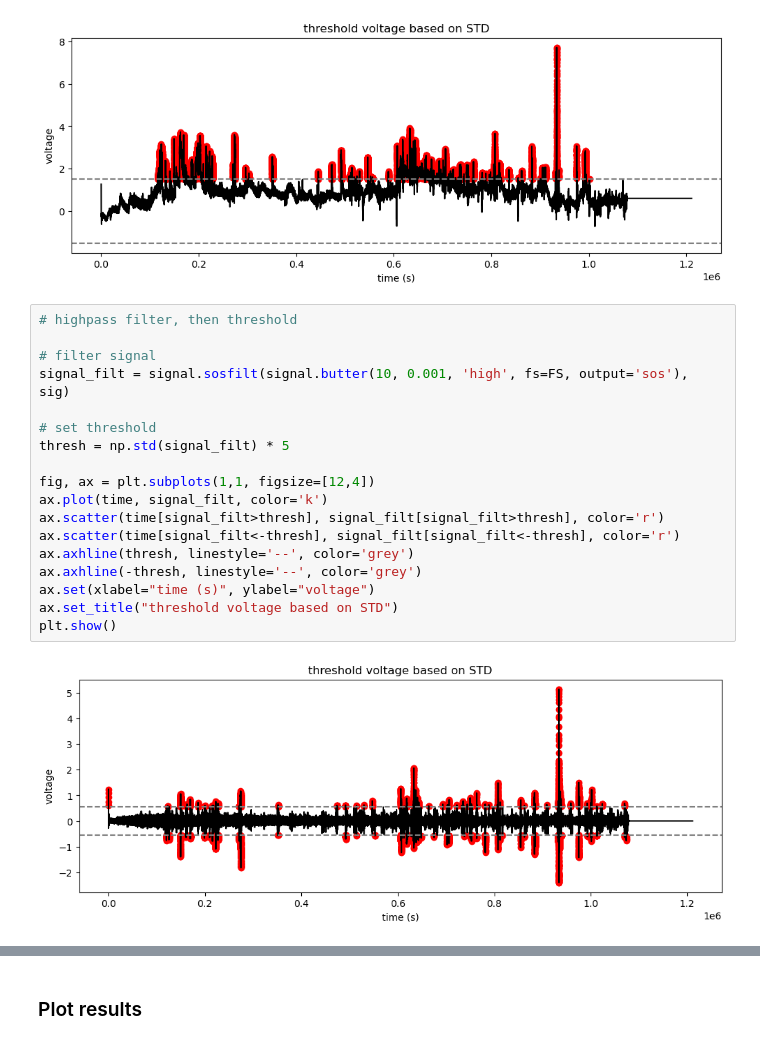
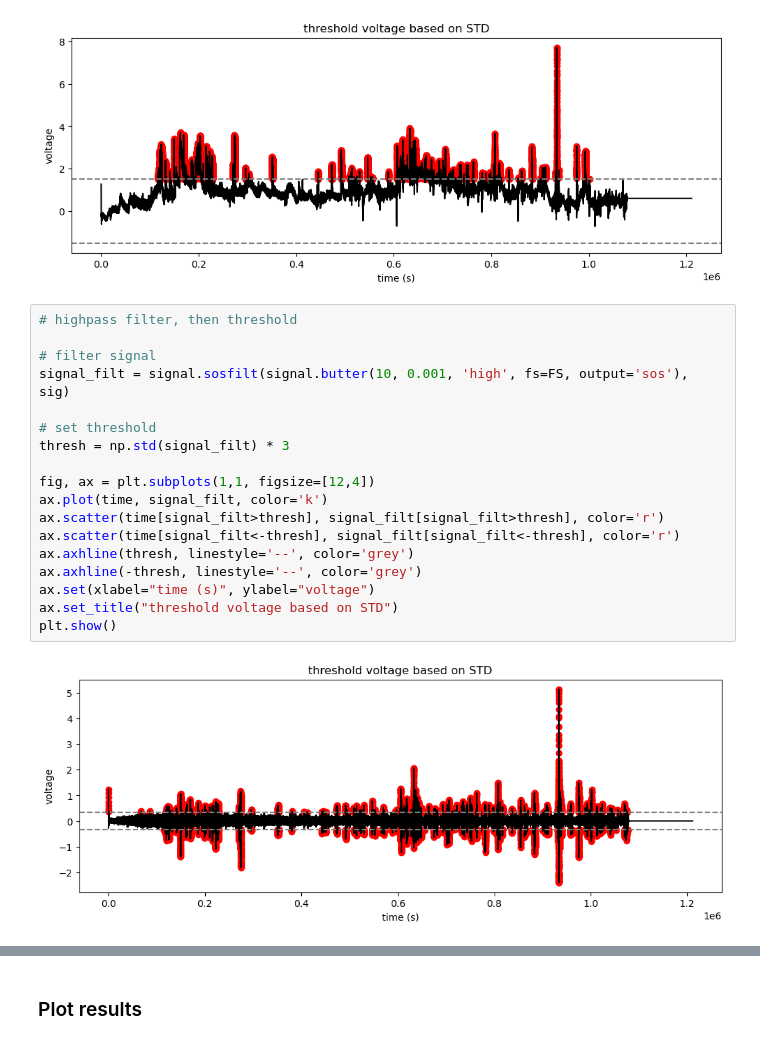
Before and after one commit to mwprestonjr/fungephys, a Jupyter notebook: notebooks/identify_spikes.ipynb, the cells around one changed output, grey strips where cells are left out. Saved outputs shown, nothing was run; the diff lists cells and outputs as text.

```diff
--- a/notebooks/identify_spikes.ipynb
+++ b/notebooks/identify_spikes.ipynb
@@ -99,23 +96,23 @@ plt.show()
 # %%
 # highpass filter, then threshold
 
 # filter signal
 signal_filt = signal.sosfilt(signal.butter(10, 0.001, 'high', fs=FS, output='sos'), sig)
 
 # set threshold
-thresh = np.std(signal_filt) * 5
+thresh = np.std(signal_filt) * 3
 
 fig, ax = plt.subplots(1,1, figsize=[12,4])
 ax.plot(time, signal_filt, color='k')
 ax.scatter(time[signal_filt>thresh], signal_filt[signal_filt>thresh], color='r')
 ax.scatter(time[signal_filt<-thresh], signal_filt[signal_filt<-thresh], color='r')
 ax.axhline(thresh, linestyle='--', color='grey')
 ax.axhline(-thresh, linestyle='--', color='grey')
 ax.set(xlabel="time (s)", ylabel="voltage")
 ax.set_title("threshold voltage based on STD")
 plt.show()
 # %% [output]
-[figure, old version]
+[figure, new version]
 # %%
 # find epochs
 thresh = np.std(signal_filt) * 3
```
Also changed, not shown: parts of 10 cells of this notebook.
